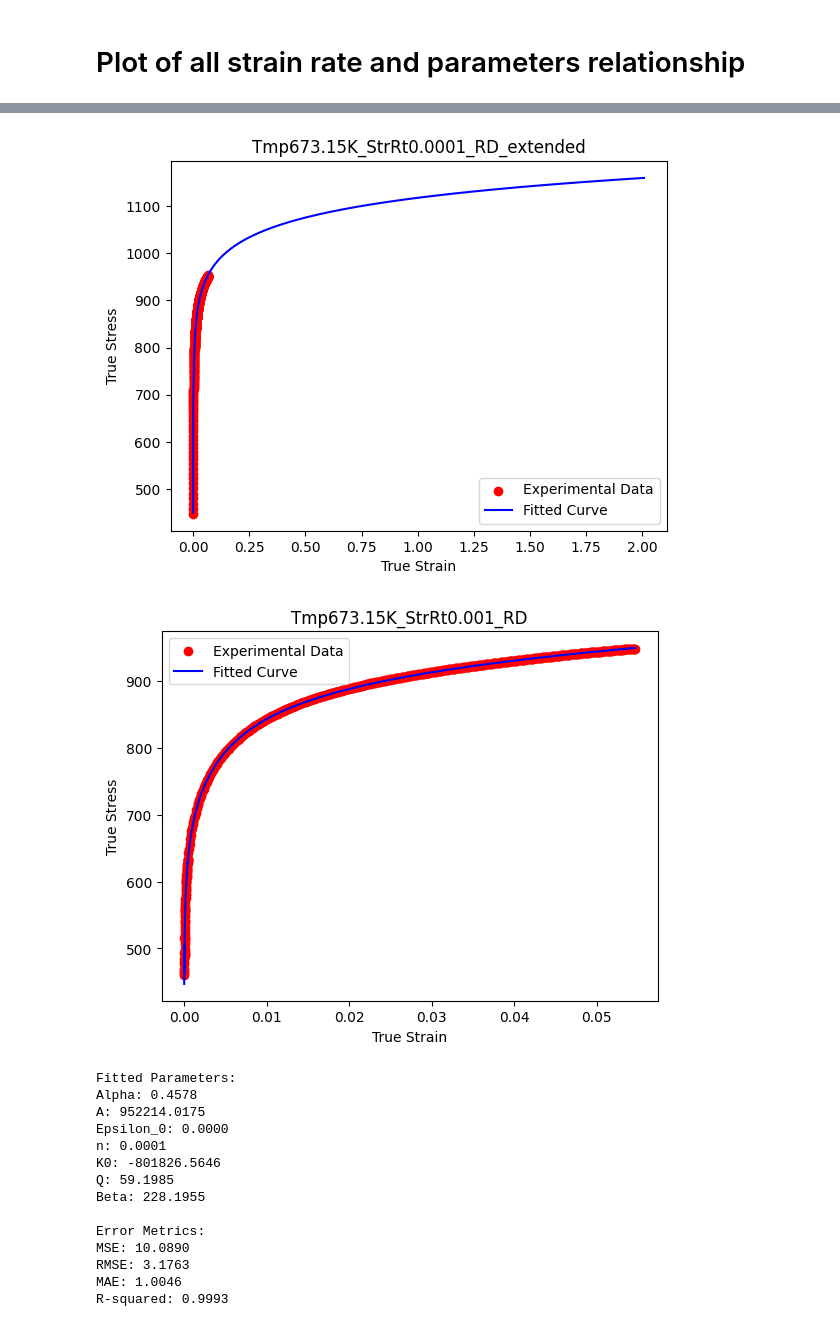
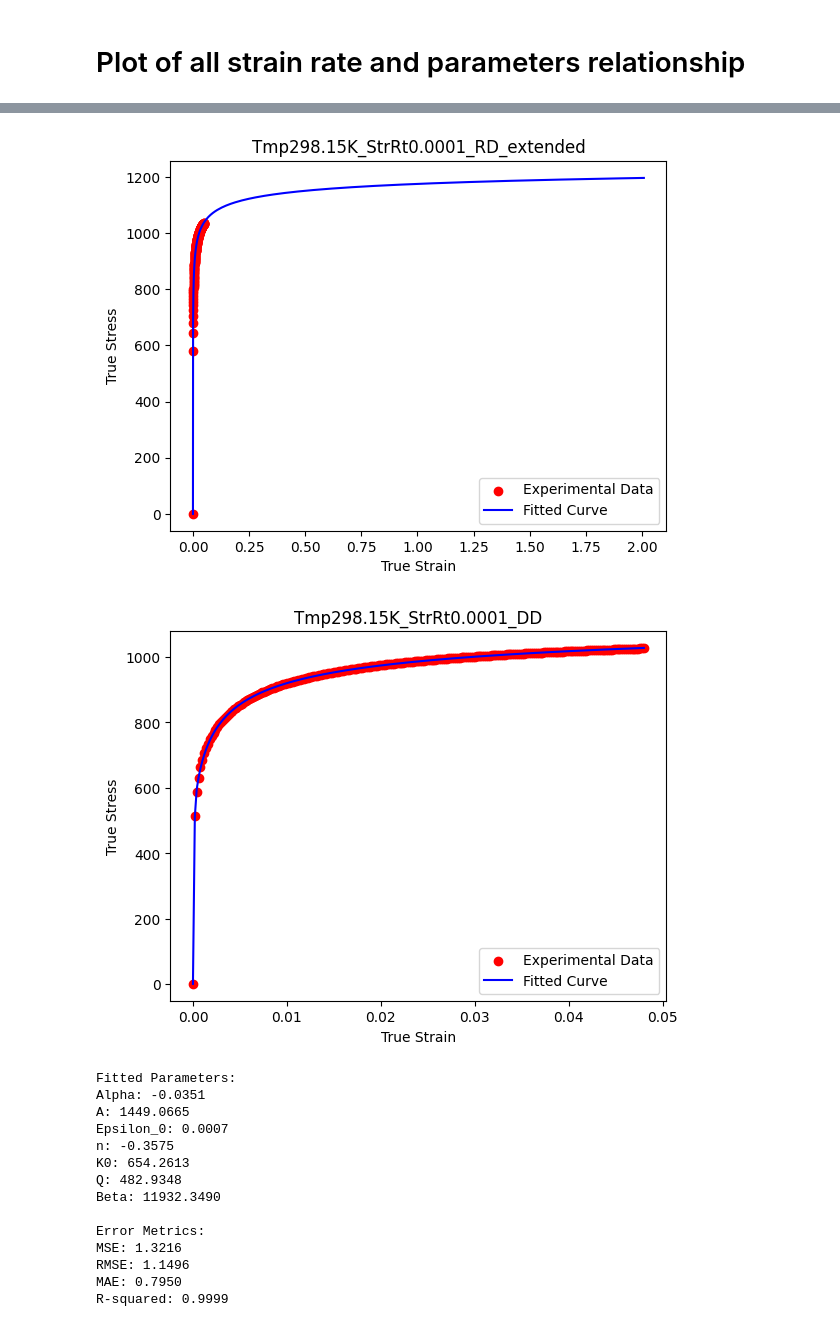
Before and after one commit to meiannnnn/coe-final-project, a Jupyter notebook: sv_fitting.ipynb, the cells around one changed output, grey strips where cells are left out. Saved outputs shown, nothing was run; the diff lists cells and outputs as text; code cells hidden in the pictures.

```diff
--- a/sv_fitting.ipynb
+++ b/sv_fitting.ipynb
@@ -195,9 +195,9 @@ def analyze_msv_fit(file_path, strain_column, stress_column, title, initial_gues
     df.to_csv(output_file_path, index=False)
     return params_low, params_high
 
-#condition = 'Tmp298.15K_StrRt1_RD'
-condition = 'Tmp473.15K_StrRt0.1_RD'
-analyze_msv_fit('data/Exp_FC_StrRtDpn_TmpDpn_Tmp473.csv', condition + '_E', condition + '_S', condition)
+condition = 'Tmp298.15K_StrRt1_RD'
+#condition = 'Tmp473.15K_StrRt0.1_RD'
+analyze_msv_fit('data/Exp_FC_StrRtDpn_TmpDpn_Tmp298.csv', condition + '_E', condition + '_S', condition)
 # %% [output]
 [figure]
 Fitted Parameters for Low Strain (<0.02):
@@ -217,14 +217,14 @@ params_name  = ['alpha', 'A', 'epsilon_0', 'n', 'k0', 'Q', 'beta']
 
 #conditions = ['Tmp77.15K_StrRt0.0001_RD']
 #conditions = ['Tmp233.15K_StrRt0.0001_RD']
-#conditions = ['Tmp298.15K_StrRt0.0001_RD', 'Tmp298.15K_StrRt0.0001_DD', 'Tmp298.15K_StrRt0.0001_TD', 'Tmp298.15K_StrRt0.001_RD', 'Tmp298.15K_StrRt0.001_DD', 'Tmp298.15K_StrRt0.001_TD', 'Tmp298.15K_StrRt0.01_RD', 'Tmp298.15K_StrRt0.01_DD', 'Tmp298.15K_StrRt0.01_TD', 'Tmp298.15K_StrRt0.1_DD', 'Tmp298.15K_StrRt0.1_TD']
+conditions = ['Tmp298.15K_StrRt0.0001_RD', 'Tmp298.15K_StrRt0.0001_DD', 'Tmp298.15K_StrRt0.0001_TD', 'Tmp298.15K_StrRt0.001_RD', 'Tmp298.15K_StrRt0.001_DD', 'Tmp298.15K_StrRt0.001_TD', 'Tmp298.15K_StrRt0.01_RD', 'Tmp298.15K_StrRt0.01_DD', 'Tmp298.15K_StrRt0.01_TD', 'Tmp298.15K_StrRt0.1_RD','Tmp298.15K_StrRt0.1_DD', 'Tmp298.15K_StrRt0.1_TD']
 #conditions = ['Tmp373.15K_StrRt0.0001_RD', 'Tmp373.15K_StrRt0.001_RD', 'Tmp373.15K_StrRt0.01_RD', 'Tmp373.15K_StrRt0.1_RD']
 #conditions = ['Tmp473.15K_StrRt0.0001_RD', 'Tmp473.15K_StrRt0.001_RD', 'Tmp473.15K_StrRt0.01_RD']
 #conditions = ['Tmp573.15K_StrRt0.0001_RD', 'Tmp573.15K_StrRt0.001_RD', 'Tmp573.15K_StrRt0.01_RD', 'Tmp573.15K_StrRt0.1_RD']
-conditions = ['Tmp673.15K_StrRt0.0001_RD', 'Tmp673.15K_StrRt0.001_RD', 'Tmp673.15K_StrRt0.01_RD', 'Tmp673.15K_StrRt0.1_RD']
+#conditions = ['Tmp673.15K_StrRt0.0001_RD', 'Tmp673.15K_StrRt0.001_RD', 'Tmp673.15K_StrRt0.01_RD', 'Tmp673.15K_StrRt0.1_RD']
 
 for condition in conditions:
-    params.append(analyze_sv_fit('data/Exp_FC_StrRtDpn_TmpDpn_Tmp673.csv', condition + '_E', condition + '_S', condition))
+    params.append(analyze_sv_fit('data/Exp_FC_StrRtDpn_TmpDpn_Tmp298.csv', condition + '_E', condition + '_S', condition))
 '''
 for i in range(7):
     plt.figure(figsize=(8, 5))  # Create a new figure for each plot
@@ -255,16 +255,16 @@ R-squared: 0.9994
-[figure, old version]
+[figure, new version]
-[figure, old version]
+[figure, new version]
 Fitted Parameters:
-Alpha: 0.4578
-A: 952214.0175
-Epsilon_0: 0.0000
-n: 0.0001
-K0: -801826.5646
-Q: 59.1985
-Beta: 228.1955
+Alpha: -0.0351
+A: 1449.0665
+Epsilon_0: 0.0007
+n: -0.3575
+K0: 654.2613
+Q: 482.9348
+Beta: 11932.3490
 
 Error Metrics:
-MSE: 10.0890
-RMSE: 3.1763
-MAE: 1.0046
-R-squared: 0.9993
+MSE: 1.3216
+RMSE: 1.1496
+MAE: 0.7950
+R-squared: 0.9999
```
Also changed, not shown: parts of 1 cell of this notebook, 2 other files.
